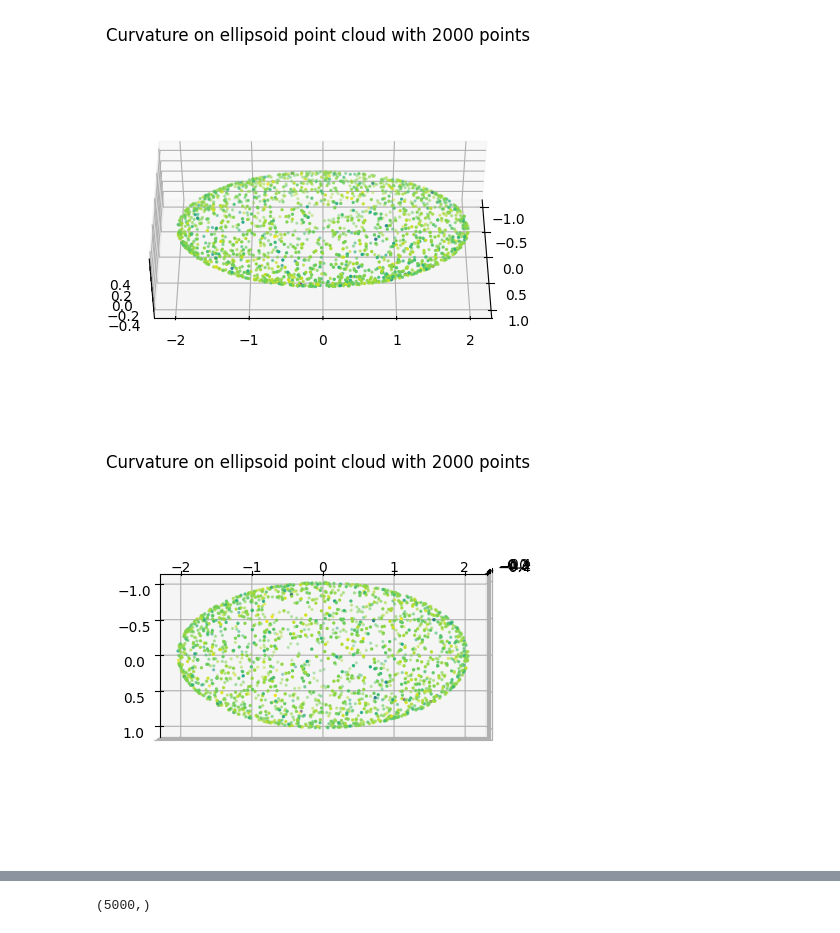
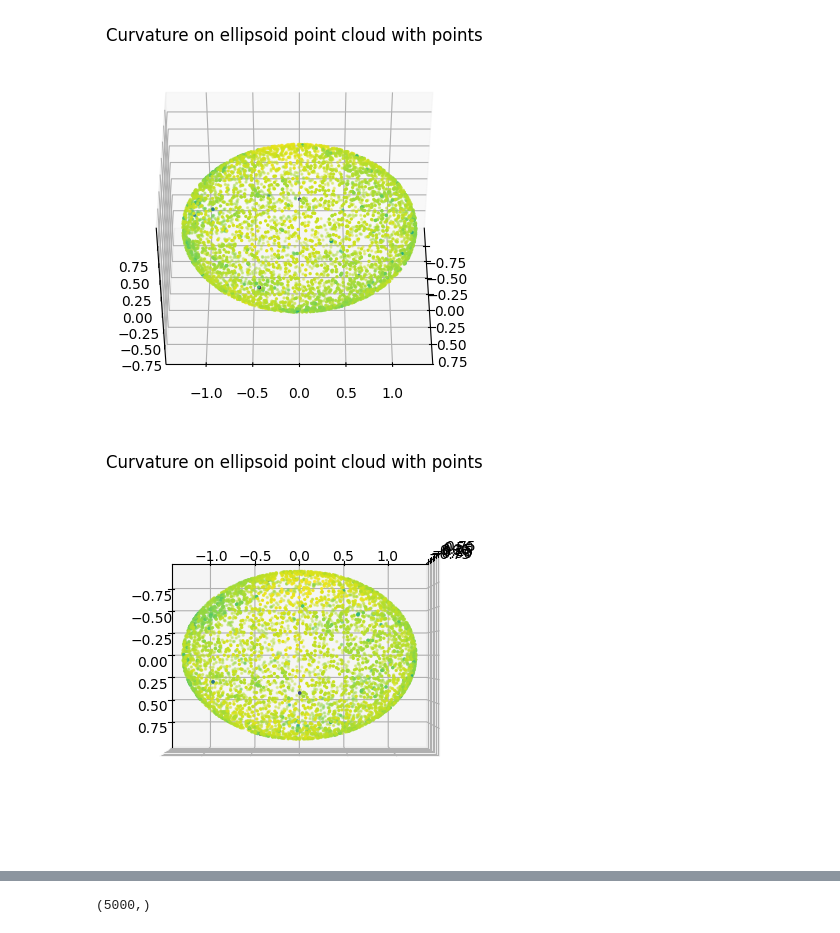
Before and after one commit to ZhangKaly/Principal-Curvature, a Jupyter notebook: src/plot_results_ellipsoid.ipynb, the cells around one changed output, grey strips where cells are left out. Saved outputs shown, nothing was run; the diff lists cells and outputs as text; code cells hidden in the pictures.

```diff
--- a/src/plot_results_ellipsoid.ipynb
+++ b/src/plot_results_ellipsoid.ipynb
@@ -11,17 +11,17 @@ import pandas as pd
 df_list = []
 
 # Regular expression to match the filenames and extract IDs
-pattern = re.compile(r"curvature_ellipsoid_ratio_3.0_from_(\d+)_to_(\d+)\.csv")
+pattern = re.compile(r"curvature_ellipsoid_ratio_4.0_from_(\d+)_to_(\d+)\.csv")
 
 # Iterate over all files in the directory (replace '.' with your directory path)
-for filename in os.listdir('.'):
+for filename in os.listdir('results/ellipsoid_4/'):
     match = pattern.match(filename)
     if match:
         # Extract the range of ids from the filename
         start_id, end_id = map(int, match.groups())
 
         # Read the csv file into a DataFrame
-        df = pd.read_csv(filename, header=None)
+        df = pd.read_csv('results/ellipsoid_4/' + filename, header=None)
 
         # Create a new column for the ids
         df['id'] = range(start_id, end_id)
@@ -34,5 +34,5 @@ final_df = pd.concat(df_list, ignore_index=True)
 final_df = final_df.set_index('id').sort_index()
 # Save the final DataFrame to a new csv file
 # final_df.to_csv('curvature_ellipsoid_ratio_4_combined.csv', index=False)
-np.savetxt("curvature_ellipsoid_ratio_4_combined.csv", final_df.values)
+np.savetxt("curvature_ellipsoid_ratio_4.0_combined.csv", final_df.values)
 # Show the head of the final DataFrame as a sample
@@ -39,7 +56,7 @@ np.savetxt("curvature_ellipsoid_ratio_4_combined.csv", final_df.values)
 # %%
 # final_df = pd.DataFrame(np.loadtxt("results/ellipsoid/curvature_ellipsoid_ratio_4_combined.csv", delimiter=','))
 # %%
-ellipsoid = np.loadtxt('ellipsoid_cloud_ratio_4.csv', delimiter=',')
+ellipsoid = np.loadtxt('ellipsoid_cloud_ratio_4.0.csv', delimiter=',')
 # %%
 num_eval = 500
 v = final_df.values[:num_eval, :]
@@ -86,29 +103,29 @@ plt.savefig("ellipsoid_birdview_ratio_4.png", dpi = 300)
 # %%
-num_eval = 2000
-v = final_df.values[:num_eval, :]
+# num_eval = 2000
+v = final_df.values[:, :]
 # Visualize the point cloud
 cc = - v
 fig = plt.figure()
 ax = fig.add_subplot(111, projection='3d')
-scatter = ax.scatter(ellipsoid[:num_eval, 0], ellipsoid[:num_eval, 1], ellipsoid[:num_eval, 2], s=2, c = cc)
-ax.set_title(f"Curvature on ellipsoid point cloud with {num_eval} points")
+scatter = ax.scatter(ellipsoid[:, 0], ellipsoid[:, 1], ellipsoid[:, 2], s=2, c = cc)
+ax.set_title(f"Curvature on ellipsoid point cloud with points")
 ax.view_init(45, 0)
 # plt.axis('off')
 ax.set_aspect('equal')
 plt.savefig("ellipsoid_ratio_4.png", dpi = 300)
 
 
 fig = plt.figure()
 ax = fig.add_subplot(111, projection='3d')
-scatter = ax.scatter(ellipsoid[:num_eval, 0], ellipsoid[:num_eval, 1], ellipsoid[:num_eval, 2], s=2, c = cc)
-ax.set_title(f"Curvature on ellipsoid point cloud with {num_eval} points")
+scatter = ax.scatter(ellipsoid[:, 0], ellipsoid[:, 1], ellipsoid[:, 2], s=2, c = cc)
+ax.set_title(f"Curvature on ellipsoid point cloud with points")
 ax.view_init(90, 0)
 # plt.axis('off')
 ax.set_aspect('equal')
 plt.savefig("ellipsoid_birdview_ratio_4.png", dpi = 300)
 # %% [output]
-[figure, old version]
+[figure, new version]
-[figure, old version]
+[figure, new version]
 # %%
 from matplotlib.colors import Normalize, TwoSlopeNorm
 
```
Also changed, not shown: parts of 6 cells of this notebook, 6 other files.
